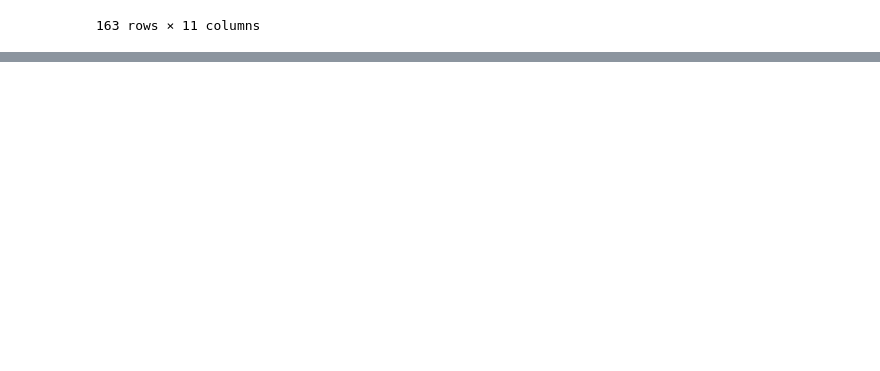
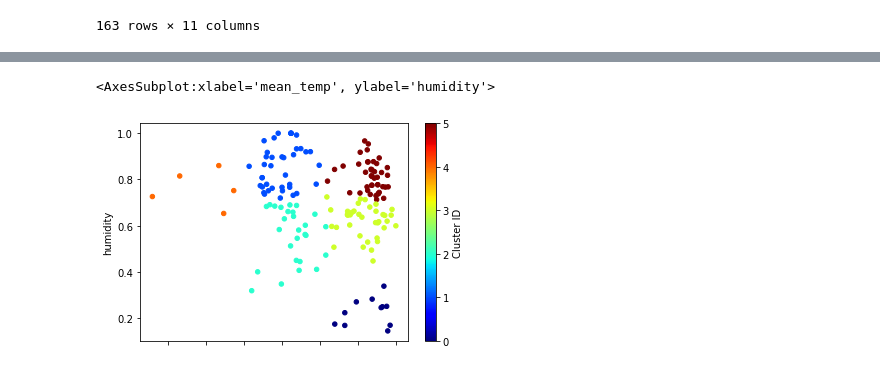
Before and after one commit to Sargazzo/DBM2, a Jupyter notebook: Weather Clusters.ipynb, the cells around one changed output, grey strips where cells are left out. Saved outputs shown, nothing was run; the diff lists cells and outputs as text; code cells hidden in the pictures; blank space fills up the shorter version.

```diff
--- a/Weather Clusters.ipynb
+++ b/Weather Clusters.ipynb
@@ -180,0 +220,14 @@ result.plot.scatter(x='mean_temp',y='humidity',c='Cluster ID', colormap='jet')
+# %%
+#K-means just work on relevant features
+data2d
+
+# Calculation 2 clusters
+k_means = cluster.KMeans(n_clusters=6, max_iter=25, random_state=1)
+k_means.fit(data2d)
+
+labels = pd.DataFrame(k_means.labels_,columns=['Cluster ID'])
+result = pd.concat((data2d,labels), axis=1)
+result.plot.scatter(x='mean_temp',y='humidity',c='Cluster ID', colormap='jet')
+# %% [output]
+<AxesSubplot:xlabel='mean_temp', ylabel='humidity'>
+[figure, added]
```
Also changed, not shown: parts of 7 cells of this notebook.
